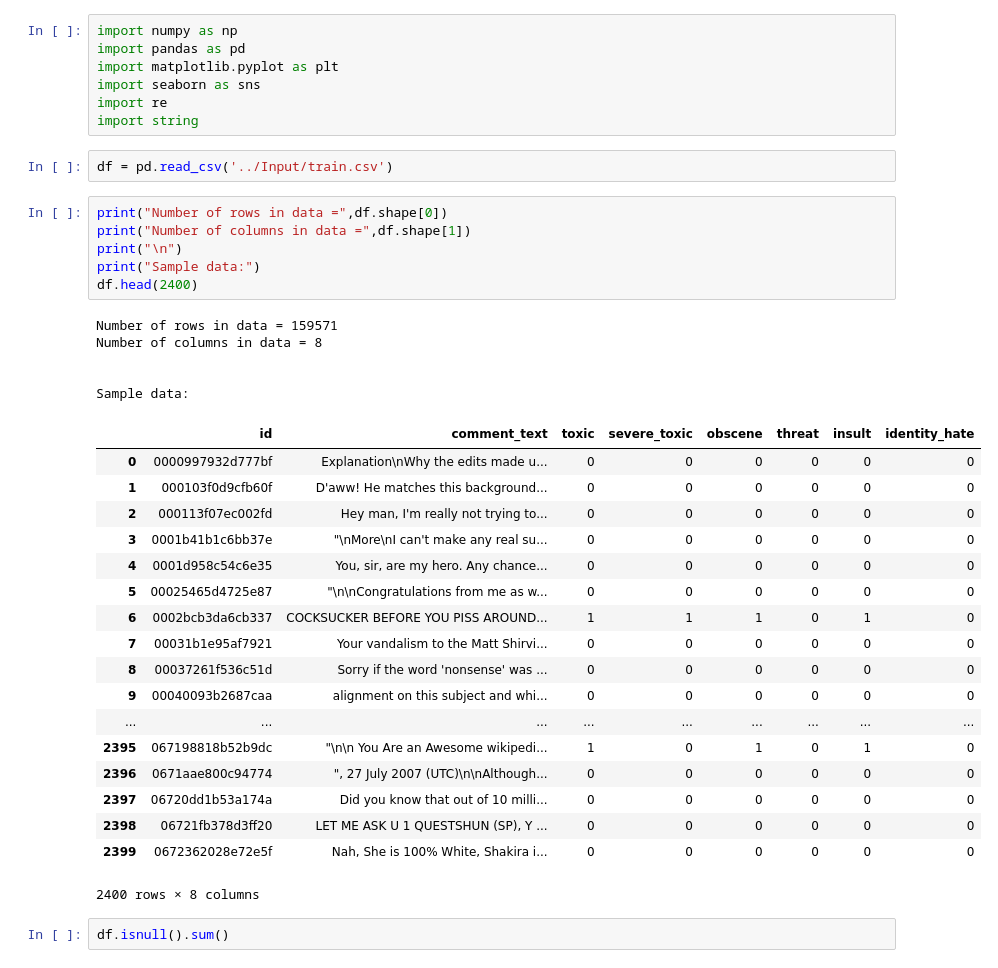
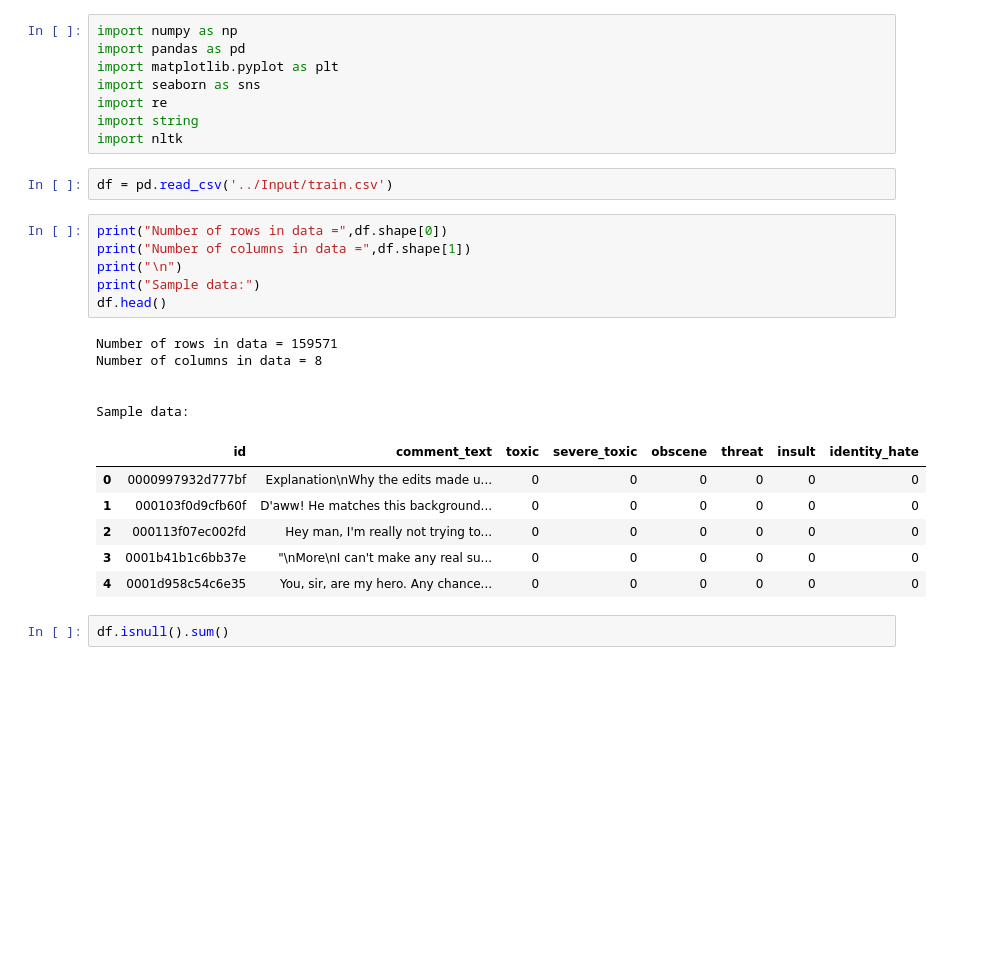
Before and after one commit to Navjotbians/toxic-comment-classifier, a Jupyter notebook: notebooks/eda.ipynb, the cells around one changed output. Drawn from its saved outputs; the diff is of its cells as text; blank space fills up the shorter version.

```diff
--- a/notebooks/eda.ipynb
+++ b/notebooks/eda.ipynb
@@ -5,38 +5,27 @@ import matplotlib.pyplot as plt
 import seaborn as sns
 import re
 import string
+import nltk
 # %%
 df = pd.read_csv('../Input/train.csv')
 # %%
 print("Number of rows in data =",df.shape[0])
 print("Number of columns in data =",df.shape[1])
 print("\n")
 print("Sample data:")
-df.head(2400)
+df.head()
 # %% [output]
 Number of rows in data = 159571
 Number of columns in data = 8
 
 
 Sample data:
 |  | id | comment_text | toxic | severe_toxic | obscene | threat | insult | identity_hate |
 | 0 | 0000997932d777bf | Explanation\nWhy the edits made u... | 0 | 0 | 0 | 0 | 0 | 0 |
 | 1 | 000103f0d9cfb60f | D'aww! He matches this background... | 0 | 0 | 0 | 0 | 0 | 0 |
 | 2 | 000113f07ec002fd | Hey man, I'm really not trying to... | 0 | 0 | 0 | 0 | 0 | 0 |
 | 3 | 0001b41b1c6bb37e | "\nMore\nI can't make any real su... | 0 | 0 | 0 | 0 | 0 | 0 |
 | 4 | 0001d958c54c6e35 | You, sir, are my hero. Any chance... | 0 | 0 | 0 | 0 | 0 | 0 |
-| 5 | 00025465d4725e87 | "\n\nCongratulations from me as w... | 0 | 0 | 0 | 0 | 0 | 0 |
-| 6 | 0002bcb3da6cb337 | COCKSUCKER BEFORE YOU PISS AROUND... | 1 | 1 | 1 | 0 | 1 | 0 |
-| 7 | 00031b1e95af7921 | Your vandalism to the Matt Shirvi... | 0 | 0 | 0 | 0 | 0 | 0 |
-| 8 | 00037261f536c51d | Sorry if the word 'nonsense' was ... | 0 | 0 | 0 | 0 | 0 | 0 |
-| 9 | 00040093b2687caa | alignment on this subject and whi... | 0 | 0 | 0 | 0 | 0 | 0 |
-| ... | ... | ... | ... | ... | ... | ... | ... | ... |
-| 2395 | 067198818b52b9dc | "\n\n You Are an Awesome wikipedi... | 1 | 0 | 1 | 0 | 1 | 0 |
-| 2396 | 0671aae800c94774 | ", 27 July 2007 (UTC)\n\nAlthough... | 0 | 0 | 0 | 0 | 0 | 0 |
-| 2397 | 06720dd1b53a174a | Did you know that out of 10 milli... | 0 | 0 | 0 | 0 | 0 | 0 |
-| 2398 | 06721fb378d3ff20 | LET ME ASK U 1 QUESTSHUN (SP), Y ... | 0 | 0 | 0 | 0 | 0 | 0 |
-| 2399 | 0672362028e72e5f | Nah, She is 100% White, Shakira i... | 0 | 0 | 0 | 0 | 0 | 0 |
-2400 rows × 8 columns
 # %%
 df.isnull().sum()
 # %% [output]
```
Also changed, not shown: parts of 8 cells of this notebook, 7 other files.
